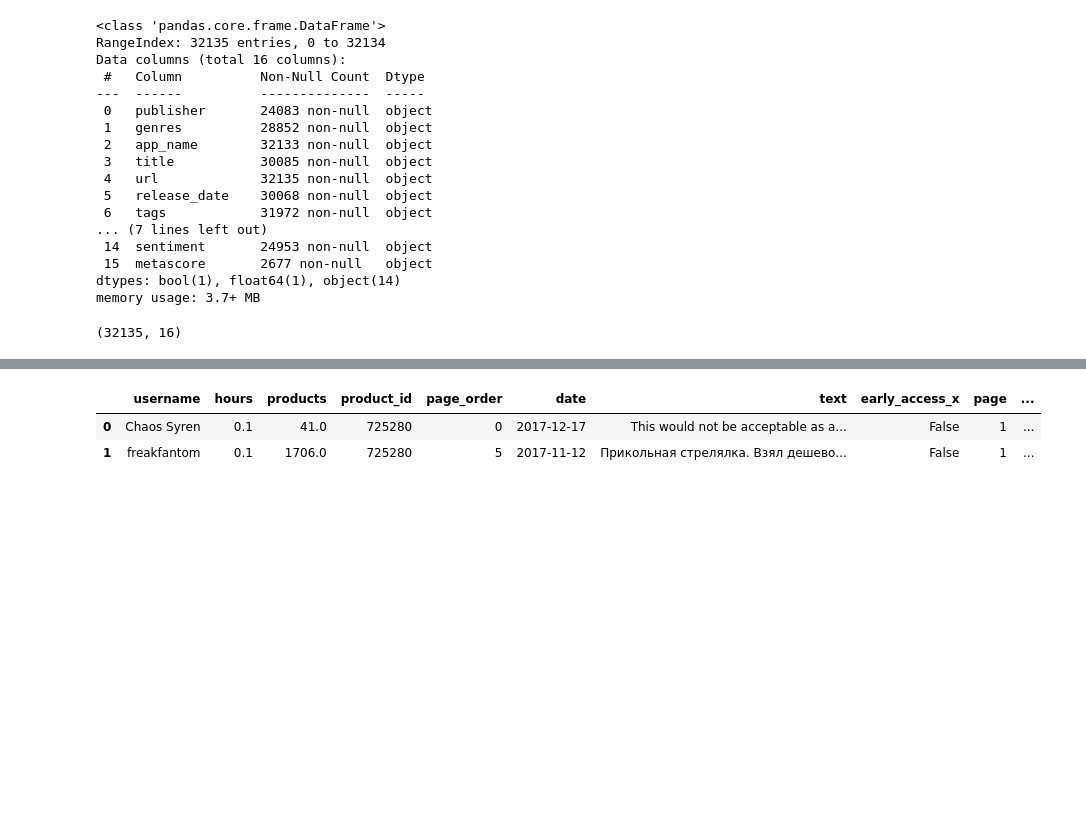
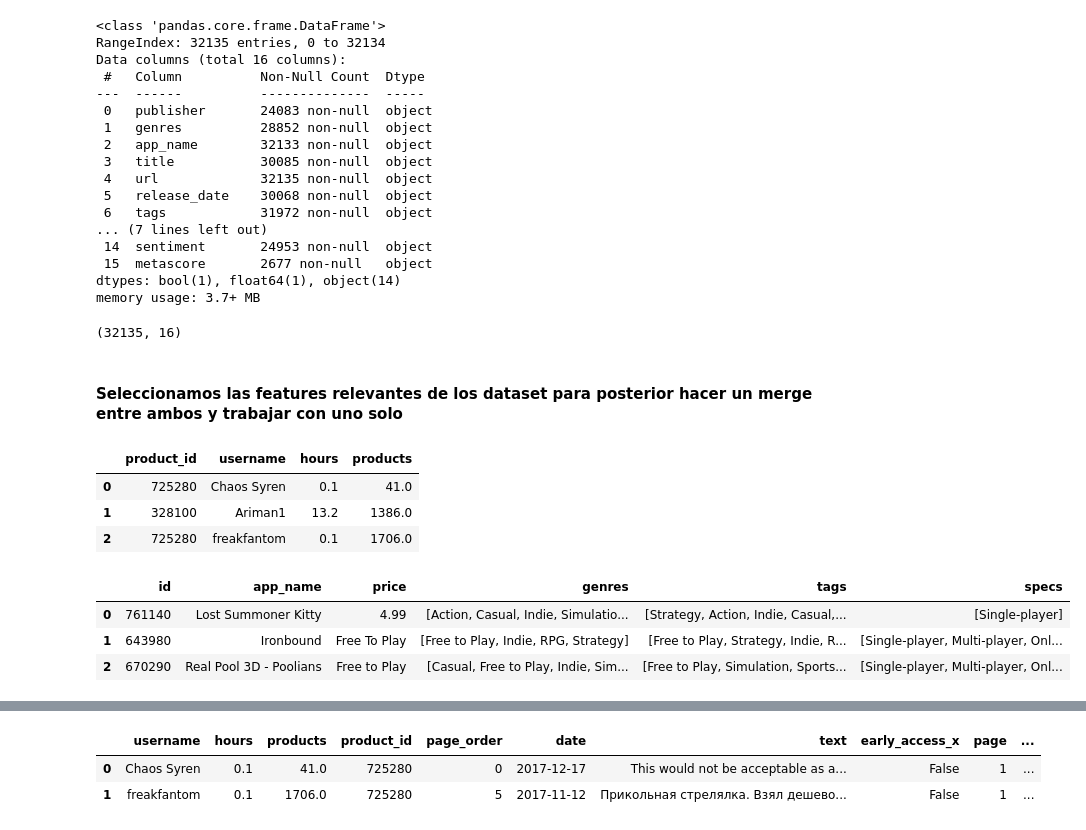
Before and after one commit to gonzalogperez/sistemas-recomendacion-steam, a Jupyter notebook: DS_Proyecto_03_SR.ipynb, the cells around one changed output, grey strips where cells are left out. Cells and saved outputs as stored; diff of their text form; code cells hidden in the pictures; blank space fills up the shorter version.

```diff
--- a/DS_Proyecto_03_SR.ipynb
+++ b/DS_Proyecto_03_SR.ipynb
@@ -180,3 +181,5 @@ data_games.shape
 data_games = data_games[data_games['id'].notna()]
 data_games['id'] = data_games['id'].astype('int')
 data_games.reset_index(inplace=True)
+# %% [markdown]
+#### Seleccionamos las features relevantes de los dataset para posterior hacer un merge entre ambos y trabajar con uno solo
@@ -183,3 +190,17 @@ data_games.reset_index(inplace=True)
+# %%
+data_reviews.head(3)
+# %% [output]
+|  | product_id | username | hours | products |
+| 0 | 725280 | Chaos Syren | 0.1 | 41.0 |
+| 1 | 328100 | Ariman1 | 13.2 | 1386.0 |
+| 2 | 725280 | freakfantom | 0.1 | 1706.0 |
+# %%
+data_games.head(3)
+# %% [output]
+|  | id | app_name | price | genres | tags | specs |
+| 0 | 761140 | Lost Summoner Kitty | 4.99 | [Action, Casual, Indie, Simulatio... | [Strategy, Action, Indie, Casual,... | [Single-player] |
+| 1 | 643980 | Ironbound | Free To Play | [Free to Play, Indie, RPG, Strategy] | [Free to Play, Strategy, Indie, R... | [Single-player, Multi-player, Onl... |
+| 2 | 670290 | Real Pool 3D - Poolians | Free to Play | [Casual, Free to Play, Indie, Sim... | [Free to Play, Simulation, Sports... | [Single-player, Multi-player, Onl... |
 # %% [markdown]
 #### Realizo merge de los dos dataset
 
```
Also changed, not shown: parts of 6 cells of this notebook.
